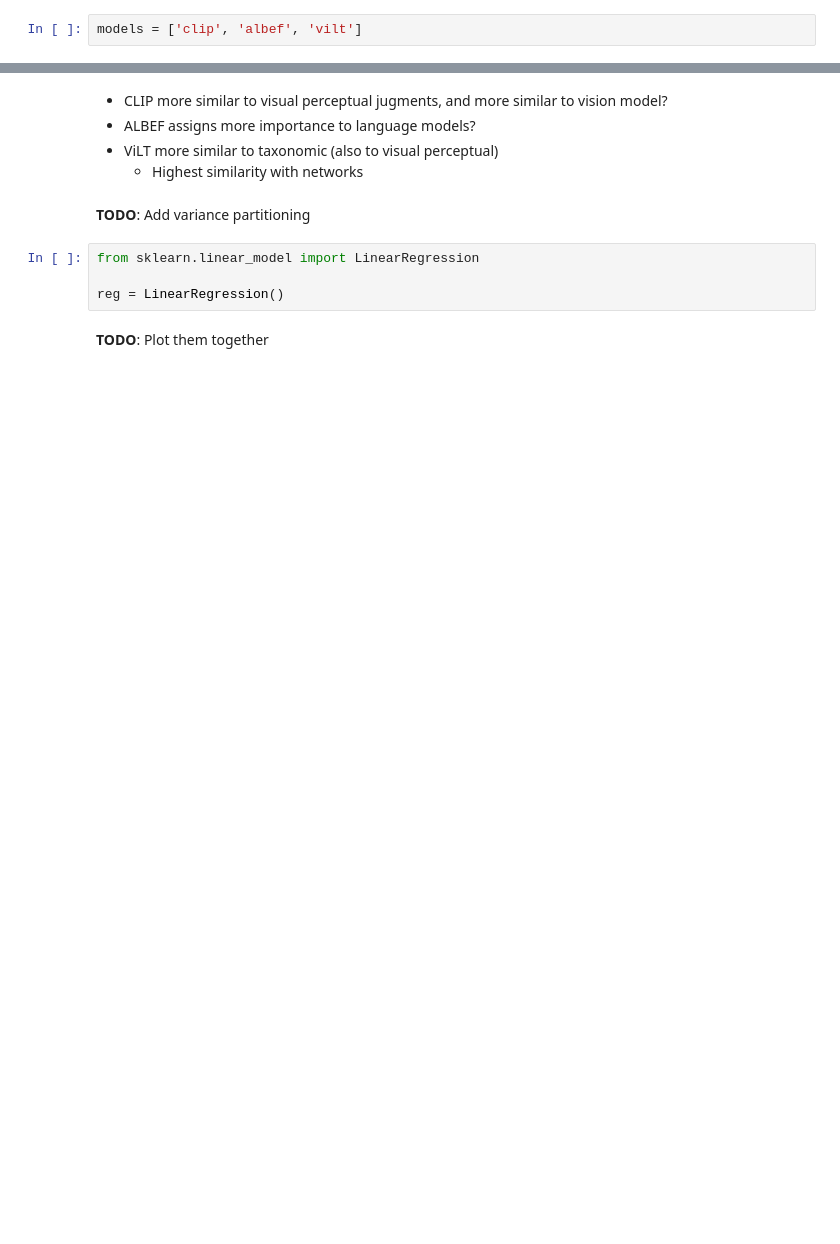
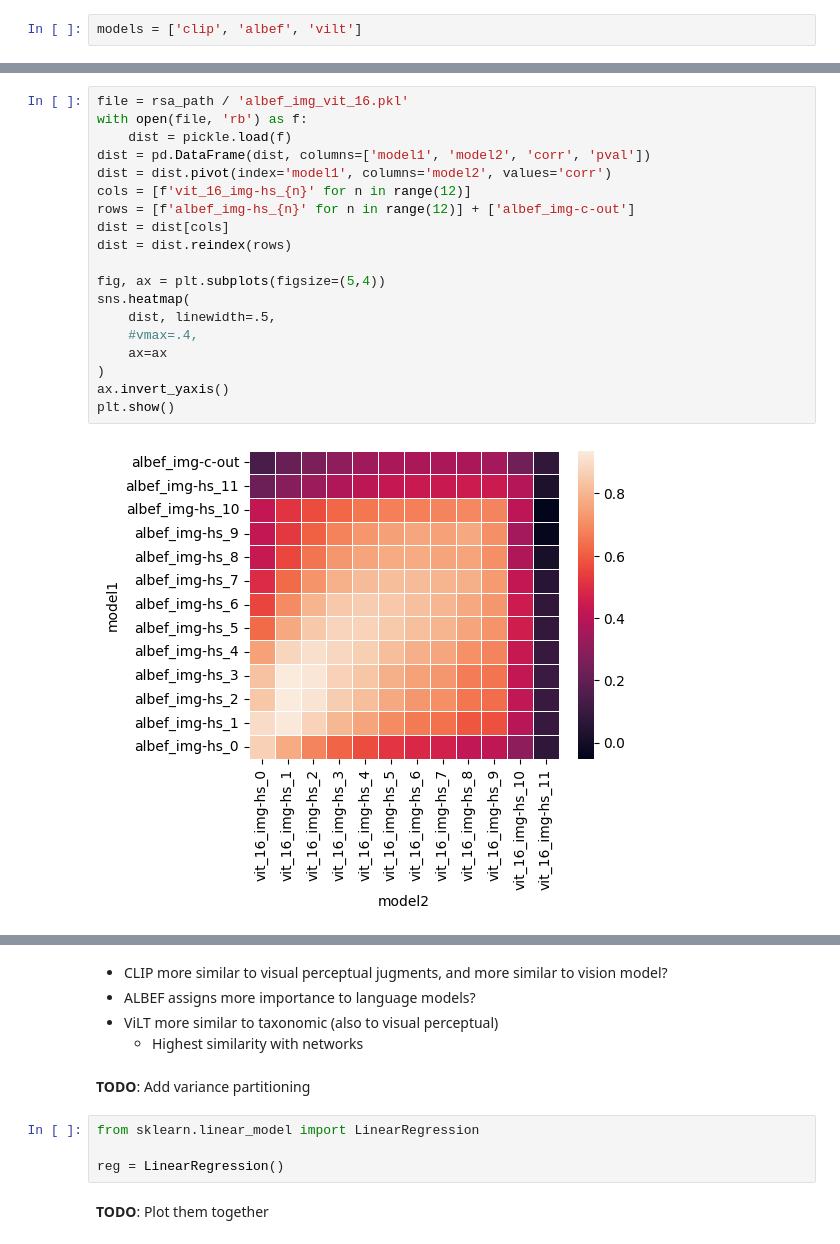
Before and after one commit to martinagvilas/fsk-multimodal, a Jupyter notebook: vis_results/ICLR.ipynb, the cells around one changed output, grey strips where cells are left out. Drawn from its saved outputs; the diff is of its cells as text; blank space fills up the shorter version.

```diff
--- a/vis_results/ICLR.ipynb
+++ b/vis_results/ICLR.ipynb
@@ -32,0 +141,21 @@ fsk_ft = get_fsk_features(project_path / 'dataset')
+# %%
+file = rsa_path / 'albef_img_vit_16.pkl'
+with open(file, 'rb') as f:
+    dist = pickle.load(f)
+dist = pd.DataFrame(dist, columns=['model1', 'model2', 'corr', 'pval'])
+dist = dist.pivot(index='model1', columns='model2', values='corr')
+cols = [f'vit_16_img-hs_{n}' for n in range(12)]
+rows = [f'albef_img-hs_{n}' for n in range(12)] + ['albef_img-c-out']
+dist = dist[cols]
+dist = dist.reindex(rows)
+
+fig, ax = plt.subplots(figsize=(5,4))
+sns.heatmap(
+    dist, linewidth=.5,
+    #vmax=.4,
+    ax=ax
+)
+ax.invert_yaxis()
+plt.show()
+# %% [output]
+[figure, added]
```
Also changed, not shown: parts of 94 cells of this notebook, 10 other files.
